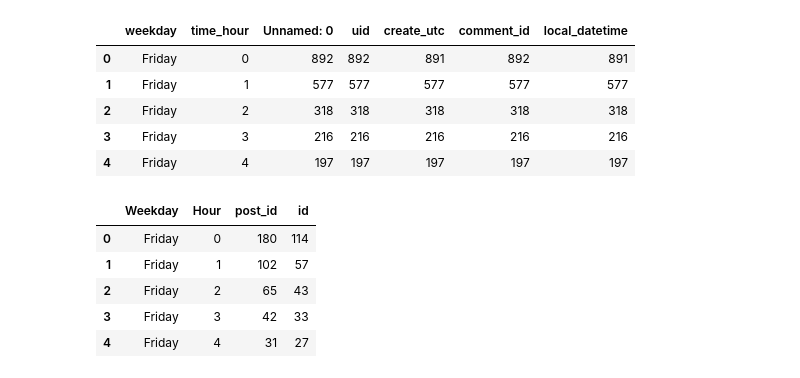
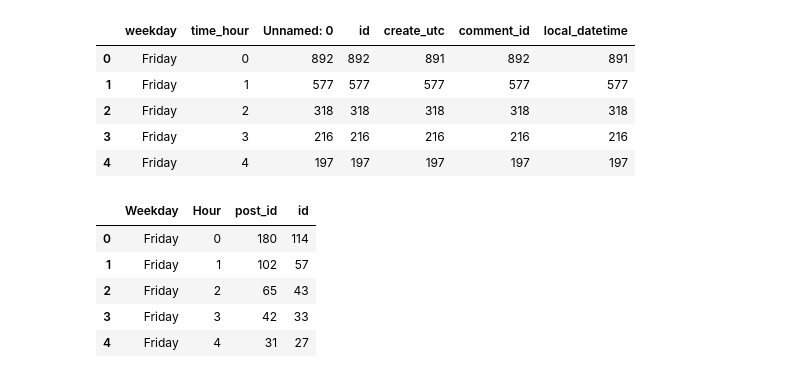
Before and after one commit to epfl-ada/ada-2020-project-milestone-p3-p3_adatada, a Jupyter notebook: Fig2.ipynb, the cells around one changed output. Cells and saved outputs as stored; diff of their text form; code cells hidden in the pictures.

```diff
--- a/Fig2.ipynb
+++ b/Fig2.ipynb
@@ -6,14 +8,22 @@ import matplotlib.pyplot as plt
 plt.style.use('bmh')
-# %%
-reddit_data=data = pd.read_csv('reddit_france_posts.csv')
-daily_activity_reddit = reddit_data.groupby(['weekday','time_hour'],as_index=False)
-users_stats_reddit=daily_activity_reddit.nunique()
-users_stats_reddit.head()
-# %% [output]
-|  | weekday | time_hour | Unnamed: 0 | uid | create_utc | comment_id | local_datetime |
-| 0 | Friday | 0 | 892 | 892 | 891 | 892 | 891 |
-| 1 | Friday | 1 | 577 | 577 | 577 | 577 | 577 |
-| 2 | Friday | 2 | 318 | 318 | 318 | 318 | 318 |
-| 3 | Friday | 3 | 216 | 216 | 216 | 216 | 216 |
-| 4 | Friday | 4 | 197 | 197 | 197 | 197 | 197 |
+# %%
+#read the data processed during the replication of the figure 2 with the reddit dataset
+reddit_data=data = pd.read_csv('reddit_france_posts.csv')
+
+#rename the columns for clarity
+reddit_data=reddit_data.rename(columns={'uid': 'id'})
+
+#group by day and hour of the day
+daily_activity_reddit = reddit_data.groupby(['weekday','time_hour'],as_index=False)
+
+#create a dataframe with the number of posts and unique users at any given hour of any given day
+users_stats_reddit=daily_activity_reddit.nunique()
+users_stats_reddit.head()
+# %% [output]
+|  | weekday | time_hour | Unnamed: 0 | id | create_utc | comment_id | local_datetime |
+| 0 | Friday | 0 | 892 | 892 | 891 | 892 | 891 |
+| 1 | Friday | 1 | 577 | 577 | 577 | 577 | 577 |
+| 2 | Friday | 2 | 318 | 318 | 318 | 318 | 318 |
+| 3 | Friday | 3 | 216 | 216 | 216 | 216 | 216 |
+| 4 | Friday | 4 | 197 | 197 | 197 | 197 | 197 |
 # %%
```
Also changed, not shown: parts of 17 cells of this notebook, 3 other files.
